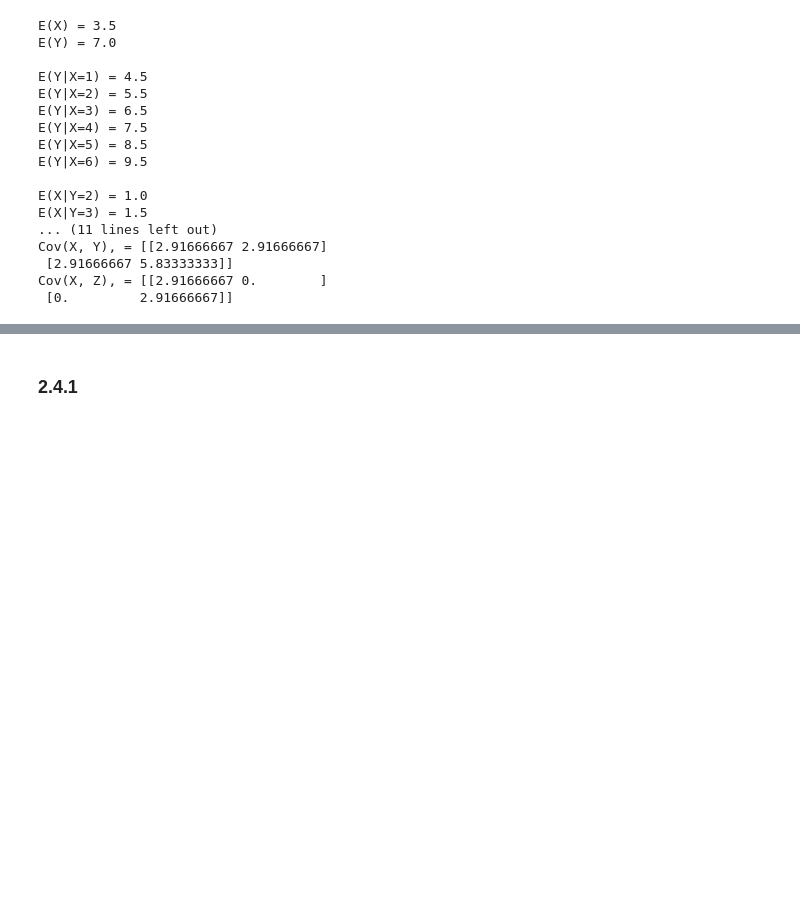
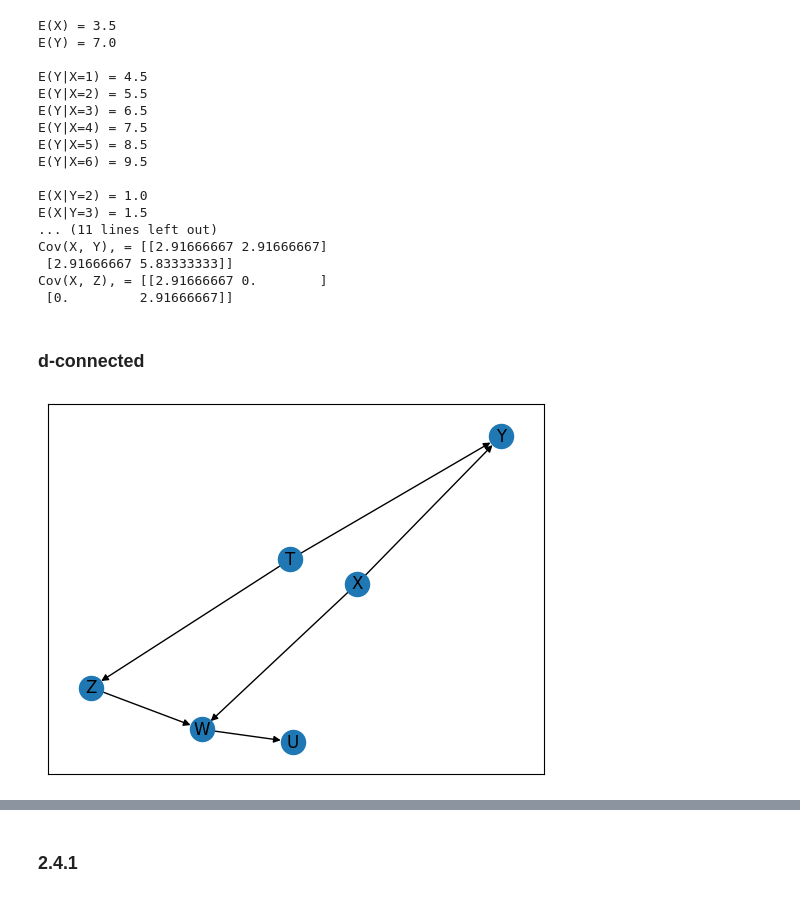
Before and after one commit to simonwardjones/statistics, a Jupyter notebook: causal-inference-in-statistics.ipynb, the cells around one changed output, grey strips where cells are left out. Cells and saved outputs as stored; diff of their text form; code cells hidden in the pictures; blank space fills up the shorter version.

```diff
--- a/causal-inference-in-statistics.ipynb
+++ b/causal-inference-in-statistics.ipynb
@@ -297,3 +297,5 @@ Cov(X, Y), = [[2.91666667 2.91666667]
  [2.91666667 5.83333333]]
 Cov(X, Z), = [[2.91666667 0.        ]
  [0.         2.91666667]]
+# %% [markdown]
+### d-connected
@@ -299,0 +328,7 @@ Cov(X, Z), = [[2.91666667 0.        ]
+# %%
+np.random.seed(19)
+pos_eight = nx.spring_layout(graph_two_point_eight)
+# nx.draw_networkx(graph_two_point_eight, pos_eight, arrows=True)
+nx.draw_networkx(graph_two_point_eight, pos_eight, arrows=True)
+# %% [output]
+[figure, added]
```
Also changed, not shown: parts of 11 cells of this notebook.
